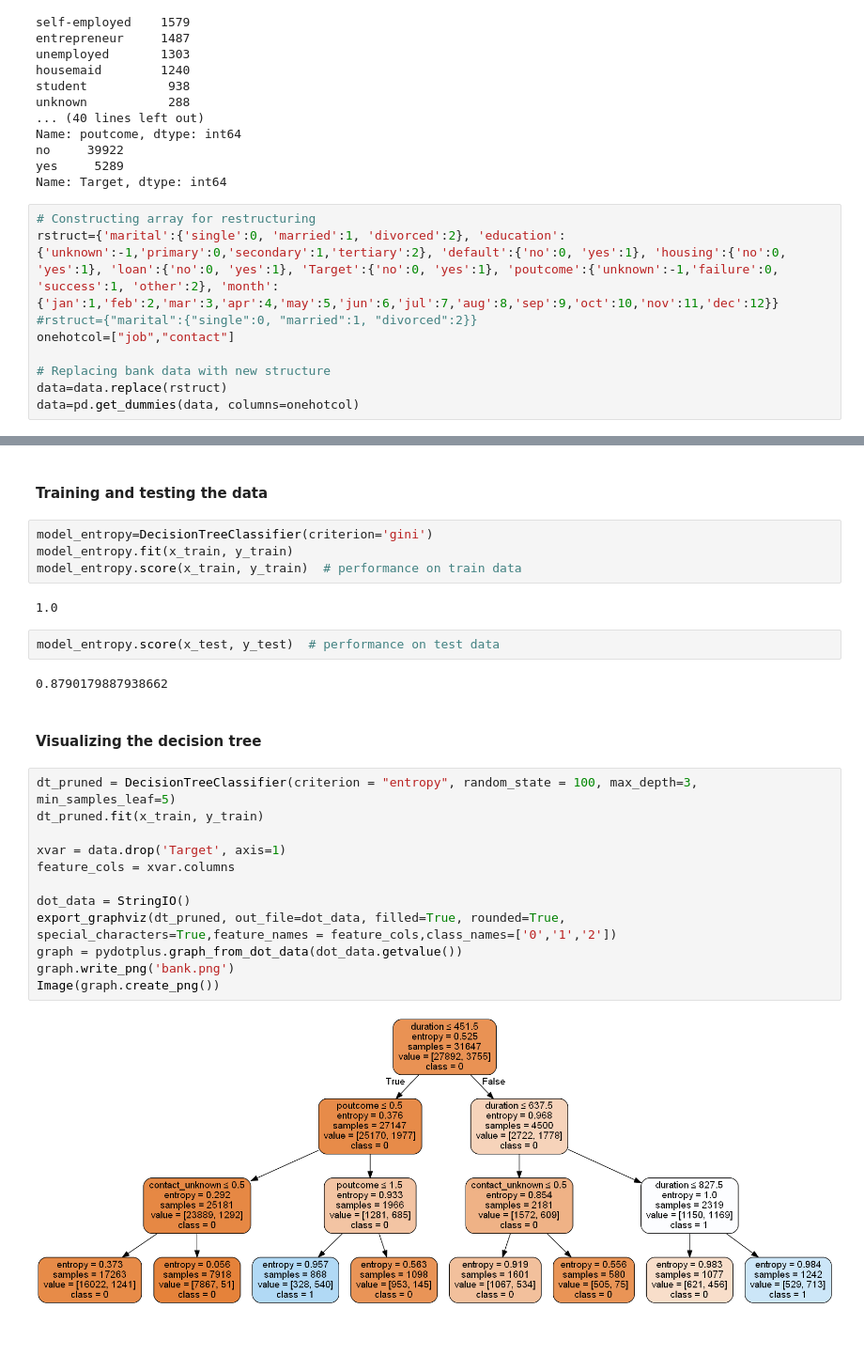
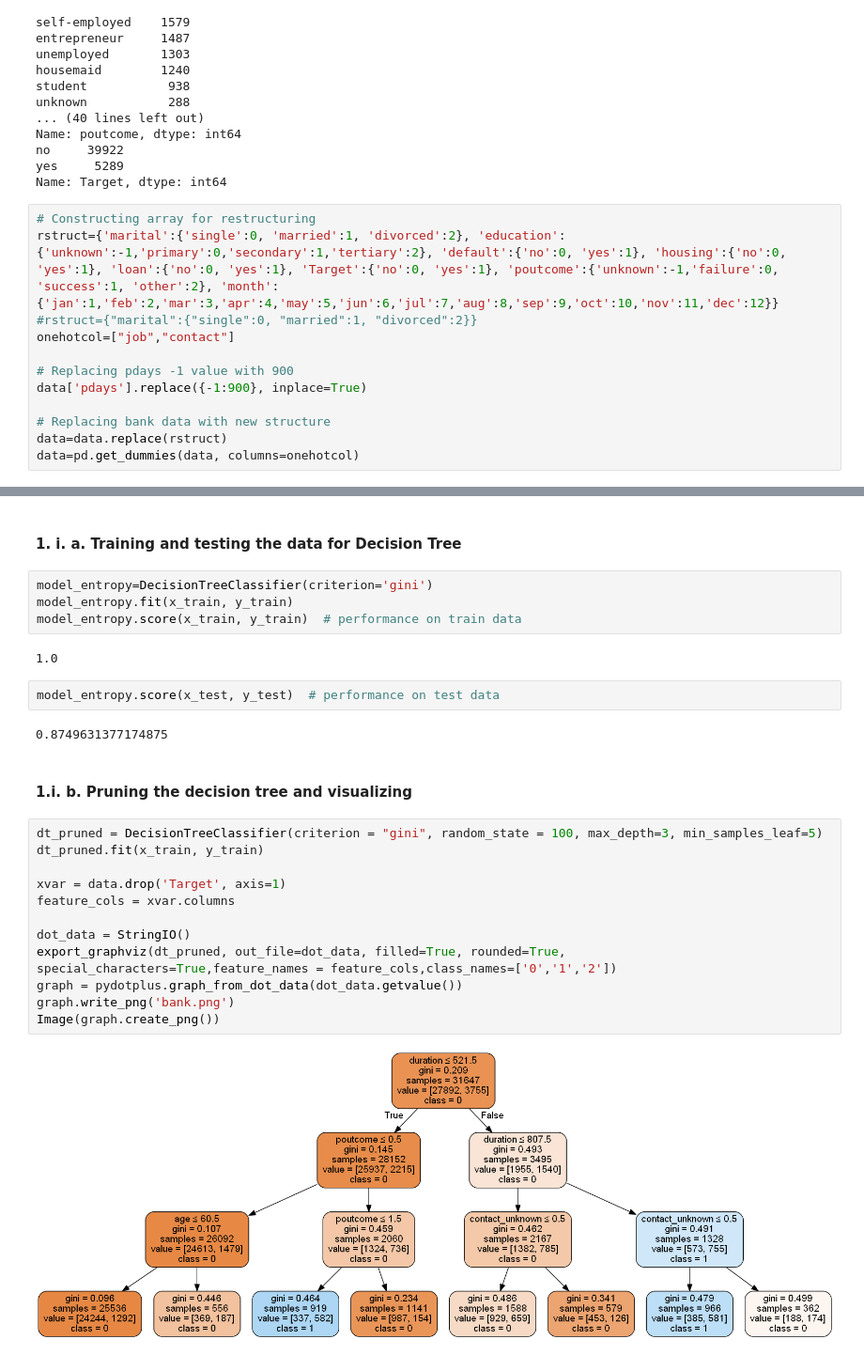
Before and after one commit to sjhamb31/AIML_GreatLearning, a Jupyter notebook: Ensemble_techniques_assignment3_Sjhamb.ipynb, the cells around one changed output, grey strips where cells are left out. Shown at 94% size. Cells and saved outputs as stored; diff of their text form.

```diff
--- a/Ensemble_techniques_assignment3_Sjhamb.ipynb
+++ b/Ensemble_techniques_assignment3_Sjhamb.ipynb
@@ -105,6 +112,9 @@ rstruct={'marital':{'single':0, 'married':1, 'divorced':2}, 'education':{'unknow
 #rstruct={"marital":{"single":0, "married":1, "divorced":2}}
 onehotcol=["job","contact"]
 
+# Replacing pdays -1 value with 900
+data['pdays'].replace({-1:900}, inplace=True)
+
 # Replacing bank data with new structure
 data=data.replace(rstruct)
 data=pd.get_dummies(data, columns=onehotcol)
@@ -215,5 +225,5 @@ Name: Target, dtype: int64
 # %% [markdown]
-#### Training and testing the data
+#### 1. i. a. Training and testing the data for Decision Tree
 # %%
 model_entropy=DecisionTreeClassifier(criterion='gini')
 model_entropy.fit(x_train, y_train)
@@ -223,21 +233,21 @@ model_entropy.score(x_train, y_train)  # performance on train data
 # %%
 model_entropy.score(x_test, y_test)  # performance on test data
 # %% [output]
-0.8790179887938662
+0.8749631377174875
 # %% [markdown]
-#### Visualizing the decision tree
+#### 1.i.  b. Pruning the decision tree and visualizing
 # %%
-dt_pruned = DecisionTreeClassifier(criterion = "entropy", random_state = 100, max_depth=3, min_samples_leaf=5)
+dt_pruned = DecisionTreeClassifier(criterion = "gini", random_state = 100, max_depth=3, min_samples_leaf=5)
 dt_pruned.fit(x_train, y_train)
 
 xvar = data.drop('Target', axis=1)
 feature_cols = xvar.columns
 
 dot_data = StringIO()
 export_graphviz(dt_pruned, out_file=dot_data, filled=True, rounded=True, special_characters=True,feature_names = feature_cols,class_names=['0','1','2'])
 graph = pydotplus.graph_from_dot_data(dot_data.getvalue())
 graph.write_png('bank.png')
 Image(graph.create_png())
 # %% [output]
-[figure, old version]
+[figure, new version]
 # %% [markdown]
```
Also changed, not shown: parts of 32 cells of this notebook.
